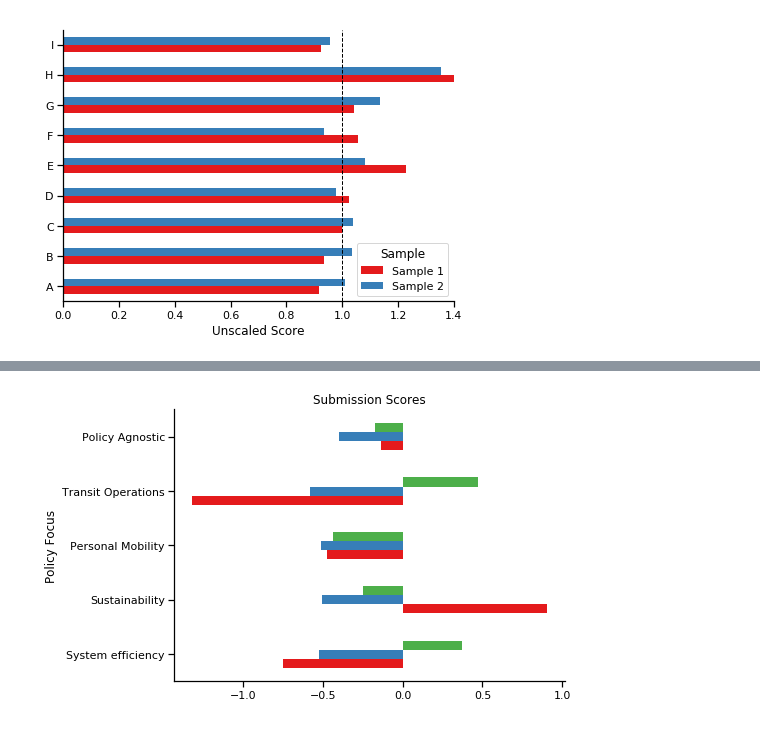
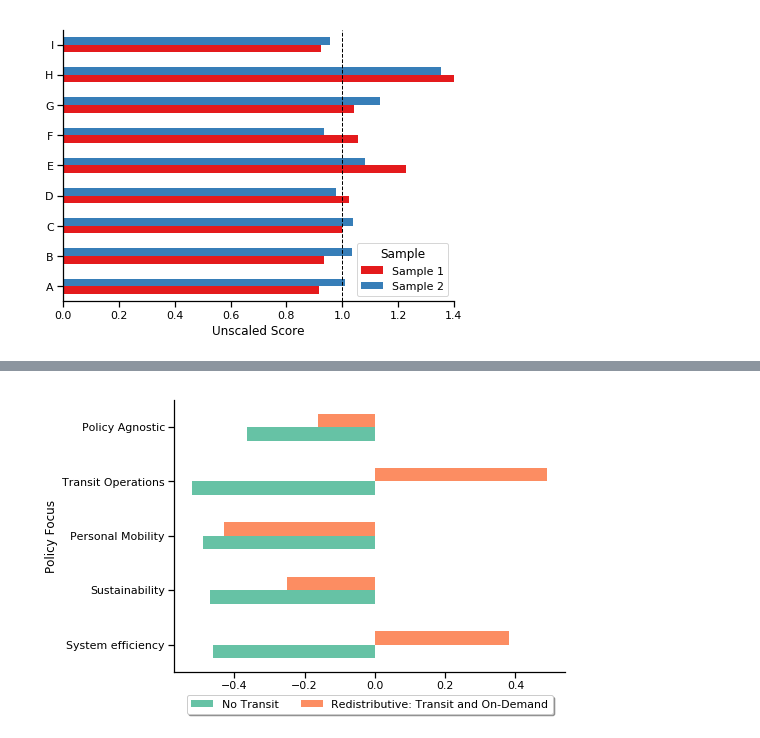
Before and after one commit to bistro-its-berkeley/BISTRO-Starter-Kit, a Jupyter notebook: utilities/RandomSearchResultsAnalysis.ipynb, the cells around one changed output, grey strips where cells are left out. Drawn from its saved outputs; the diff is of its cells as text; code cells hidden in the pictures.

```diff
--- a/utilities/RandomSearchResultsAnalysis.ipynb
+++ b/utilities/RandomSearchResultsAnalysis.ipynb
@@ -642,11 +641,11 @@ s3 = wt_norm*policy_scores.iloc[2]
 dfs = []
 for policy in sample1_wt.index.values:
     sns.set_context('notebook')
-    sns.set_palette('Set1')
+    sns.set_palette('Set2')
     fig, ax = plt.subplots()
     fig.set_size_inches(7,5)
 
-    std_wt_scores = pd.DataFrame({"Increased Bus Frequency":s1.T[policy],"No Transit":s2.T[policy],"Redistributive: Transit and On-Demand":s3.T[policy]})
+    std_wt_scores = pd.DataFrame({"No Transit":s2.T[policy],"Redistributive: Transit and On-Demand":s3.T[policy]})
 
     std_wt_scores.index=['A','B','C','D','E','F','G','H','I']
     std_wt_scores.index.name="Score Component"
@@ -658,6 +657,7 @@ for policy in sample1_wt.index.values:
     plt.xlim(right =1,left=-1)
     sns.despine()
 #     plt.legend(loc='lower right')
-
+    plt.legend(loc='lower center', bbox_to_anchor=(0.5, -0.175),
+          ncol=3, fancybox=True, shadow=True)
     plt.savefig('img/policy_inputs/{}_standardized_sample_scores.png'.format(policy),format='png',dpi=150,bbox_inches="tight")
 # %% [output]
@@ -669,13 +669,15 @@ for policy in sample1_wt.index.values:
 # %%
 full_df = pd.concat(dfs,axis=1,keys=wt_df.index)
 sns.set_context('notebook')
-sns.set_palette('Set1')
+sns.set_palette('Set2')
 fig, ax = plt.subplots()
 fig.set_size_inches(7,5)
 sns.despine()
-final_scores = full_df.sum(axis=0).unstack().plot(kind='barh',ax=ax,legend=False)
-ax.set_title('Submission Scores')
+final_scores = full_df.sum(axis=0).unstack().plot(kind='barh',ax=ax,legend=True)
+
+plt.legend(loc='lower center', bbox_to_anchor=(0.5, -0.175),
+          ncol=3, fancybox=True, shadow=True)
 
 plt.savefig('img/policy_inputs/final_scores.png',format='png',dpi=150,bbox_inches="tight")
 # %% [output]
-[figure, old version]
+[figure, new version]
```
Also changed, not shown: parts of 15 cells of this notebook, 1 other file.
